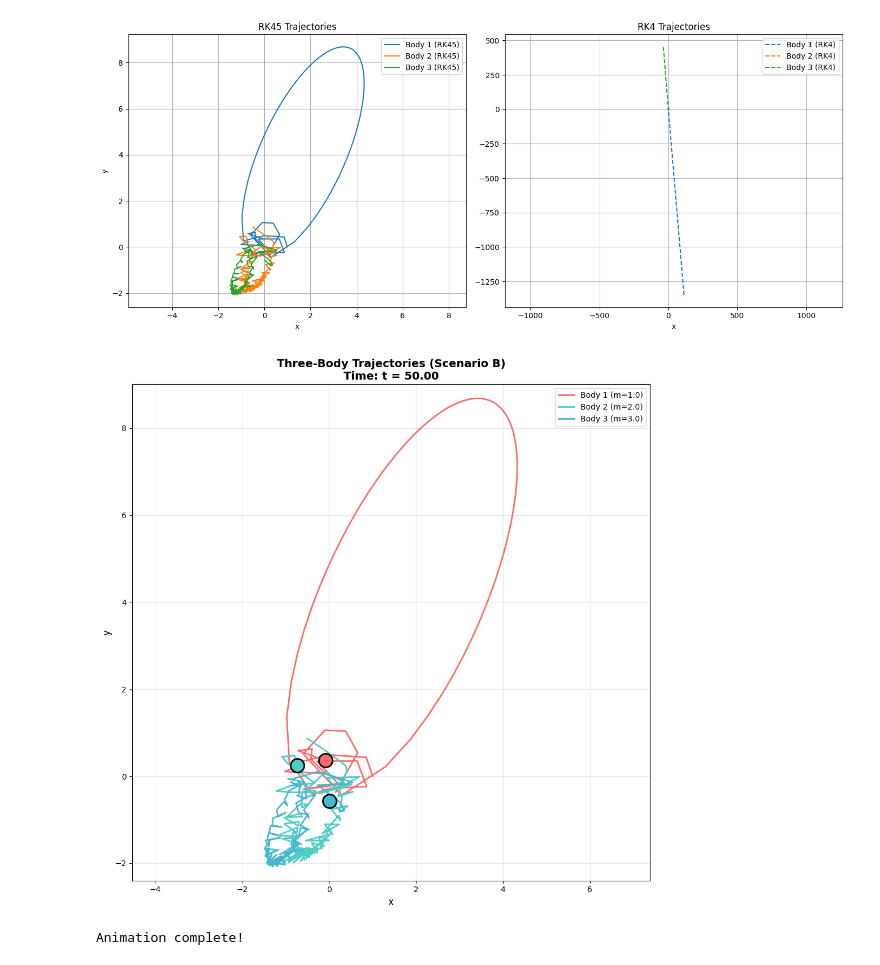
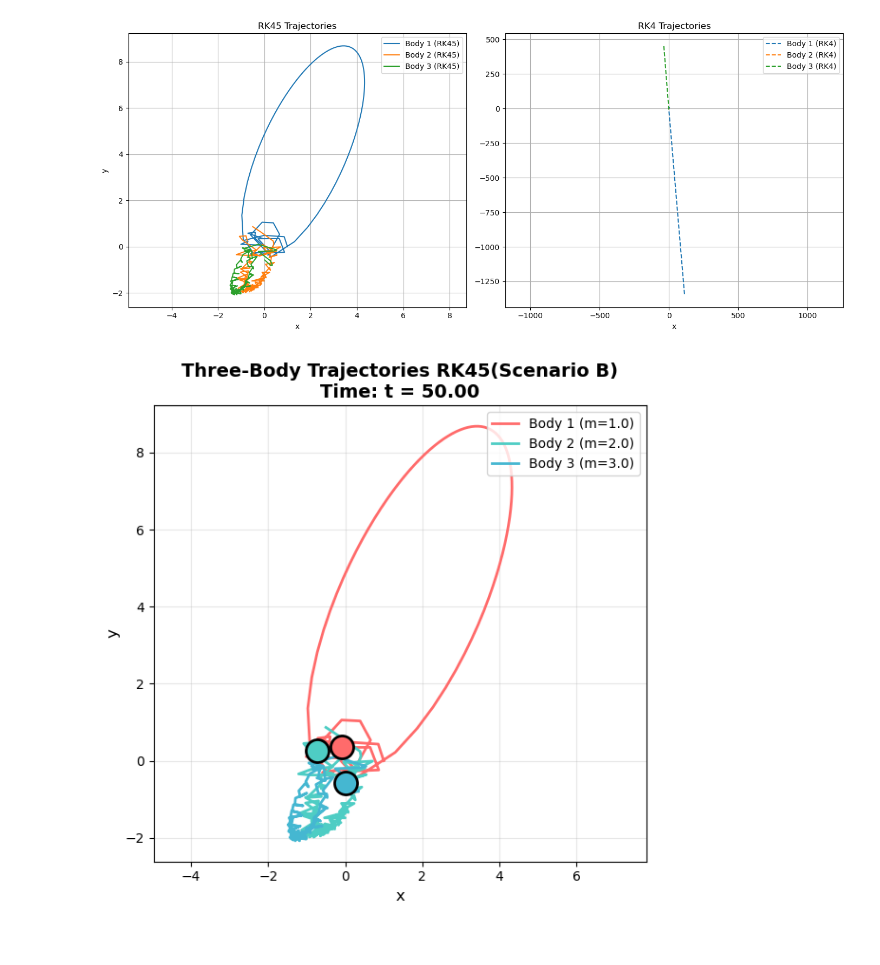
Before and after one commit to casafeng/ThreeBodyProblem, a Jupyter notebook: final_draft.ipynb, the cells around one changed output. Saved outputs shown, nothing was run; the diff lists cells and outputs as text; code cells hidden in the pictures.

```diff
--- a/final_draft.ipynb
+++ b/final_draft.ipynb
@@ -754,5 +726,7 @@ plot_trajectories_until(90)
 # %%
 import time
+from IPython.display import clear_output
+
 # ===========================
 # ANIMATED STOP-MOTION PLOT
 # ===========================
@@ -775,7 +749,7 @@ for frame_idx, idx in enumerate(frame_indices):
     clear_output(wait=True)
 
     # Create new figure
-    fig, ax = plt.subplots(figsize=(10, 10))
+    fig, ax = plt.subplots(figsize=(6, 6))
 
     # Plot trajectories up to this time point
     ax.plot(p1x_rk45[:idx+1], p1y_rk45[:idx+1],
@@ -799,7 +773,7 @@ for frame_idx, idx in enumerate(frame_indices):
     # Set consistent axis properties
     ax.set_xlim(x_min, x_max)
     ax.set_ylim(y_min, y_max)
-    ax.set_title(f"Three-Body Trajectories (Scenario B)\nTime: t = {t_rk45[idx]:.2f}",
+    ax.set_title(f"Three-Body Trajectories RK45(Scenario A)\nTime: t = {t_rk45[idx]:.2f}",
                 fontsize=14, fontweight='bold')
     ax.set_xlabel("x", fontsize=12)
     ax.set_ylabel("y", fontsize=12)
@@ -842,7 +815,7 @@ for frame_idx, idx in enumerate(frame_indices):
     clear_output(wait=True)
 
     # Create new figure
-    fig, ax = plt.subplots(figsize=(10, 10))
+    fig, ax = plt.subplots(figsize=(6, 6))
 
     # Plot trajectories up to this time point
     ax.plot(p1x_rk4[:idx+1], p1y_rk4[:idx+1],
@@ -866,7 +839,7 @@ for frame_idx, idx in enumerate(frame_indices):
     # Set consistent axis properties
     ax.set_xlim(x_min, x_max)
     ax.set_ylim(y_min, y_max)
-    ax.set_title(f"Three-Body Trajectories (Scenario B)\nTime: t = {t_rk4[idx]:.2f}",
+    ax.set_title(f"Three-Body Trajectories RK4(Scenario A)\nTime: t = {t_rk4[idx]:.2f}",
                 fontsize=14, fontweight='bold')
     ax.set_xlabel("x", fontsize=12)
     ax.set_ylabel("y", fontsize=12)
@@ -1040,7 +1012,7 @@ plt.show()
 # %% [output]
 [figure]
 # %%
-import time
+
 # ===========================
 # ANIMATED STOP-MOTION PLOT
 # ===========================
@@ -1063,7 +1035,7 @@ for frame_idx, idx in enumerate(frame_indices):
     clear_output(wait=True)
 
     # Create new figure
-    fig, ax = plt.subplots(figsize=(10, 10))
+    fig, ax = plt.subplots(figsize=(6, 6))
 
     # Plot trajectories up to this time point
     ax.plot(p1x_rk45[:idx+1], p1y_rk45[:idx+1],
@@ -1076,34 +1048,33 @@ for frame_idx, idx in enumerate(frame_indices):
     # Plot current positions as larger markers
     ax.scatter(p1x_rk45[idx], p1y_rk45[idx],
               color=colors[0], s=300, marker='o',
               edgecolors='black', linewidth=2, zorder=5)
     ax.scatter(p2x_rk45[idx], p2y_rk45[idx],
               color=colors[1], s=300, marker='o',
               edgecolors='black', linewidth=2, zorder=5)
     ax.scatter(p3x_rk45[idx], p3y_rk45[idx],
               color=colors[2], s=300, marker='o',
               edgecolors='black', linewidth=2, zorder=5)
 
     # Set consistent axis properties
     ax.set_xlim(x_min, x_max)
     ax.set_ylim(y_min, y_max)
-    ax.set_title(f"Three-Body Trajectories (Scenario B)\nTime: t = {t_rk45[idx]:.2f}",
+    ax.set_title(f"Three-Body Trajectories RK45(Scenario B)\nTime: t = {t_rk45[idx]:.2f}",
                 fontsize=14, fontweight='bold')
     ax.set_xlabel("x", fontsize=12)
     ax.set_ylabel("y", fontsize=12)
     ax.axis("equal")
     ax.grid(True, alpha=0.3)
     ax.legend(loc='upper right', fontsize=10)
 
     plt.tight_layout()
     plt.show()
 
     # Close figure to free memory
     plt.close(fig)
 
     # Pause between frames
     time.sleep(0.1)
 # %% [output]
-[figure, old version]
+[figure, new version]
-Animation complete!
 # %%
```
Also changed, not shown: parts of 8 cells of this notebook.
